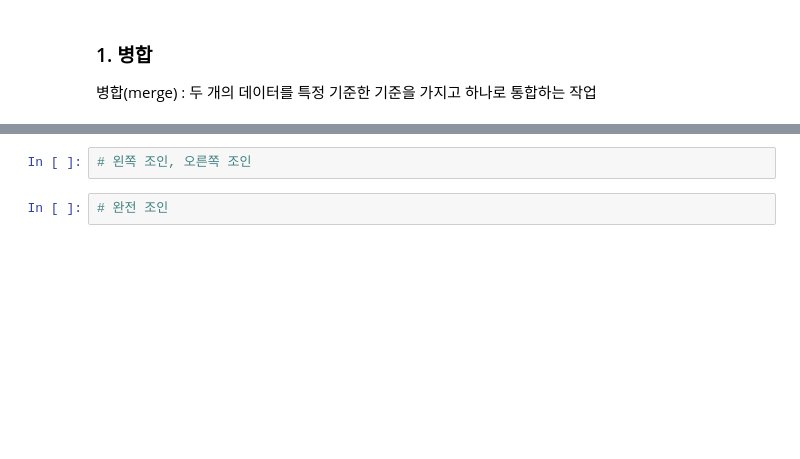
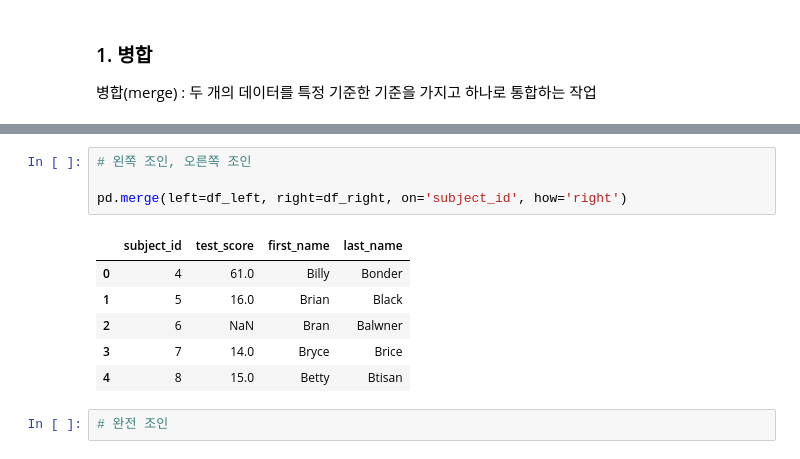
Before and after one commit to kangeunkyeong/dataAnalysis, a Jupyter notebook: 2_데이터분석_02_라이브러리_Pandas_배포(2).ipynb, the cells around one changed output, grey strips where cells are left out. Cells and saved outputs as stored; diff of their text form; blank space fills up the shorter version.

```diff
--- a/2_데이터분석_02_라이브러리_Pandas_배포(2).ipynb
+++ b/2_데이터분석_02_라이브러리_Pandas_배포(2).ipynb
@@ -758,5 +827,14 @@ raw_data = {'subject_id': ['4', '5', '6', '7', '8'],
 # %%
 # 왼쪽 조인, 오른쪽 조인
+
+pd.merge(left=df_left, right=df_right, on='subject_id', how='right')
+# %% [output]
+|  | subject_id | test_score | first_name | last_name |
+| 0 | 4 | 61.0 | Billy | Bonder |
+| 1 | 5 | 16.0 | Brian | Black |
+| 2 | 6 | NaN | Bran | Balwner |
+| 3 | 7 | 14.0 | Bryce | Brice |
+| 4 | 8 | 15.0 | Betty | Btisan |
 # %%
 # 완전 조인
 # %% [markdown]
```
Also changed, not shown: parts of 12 cells of this notebook.
